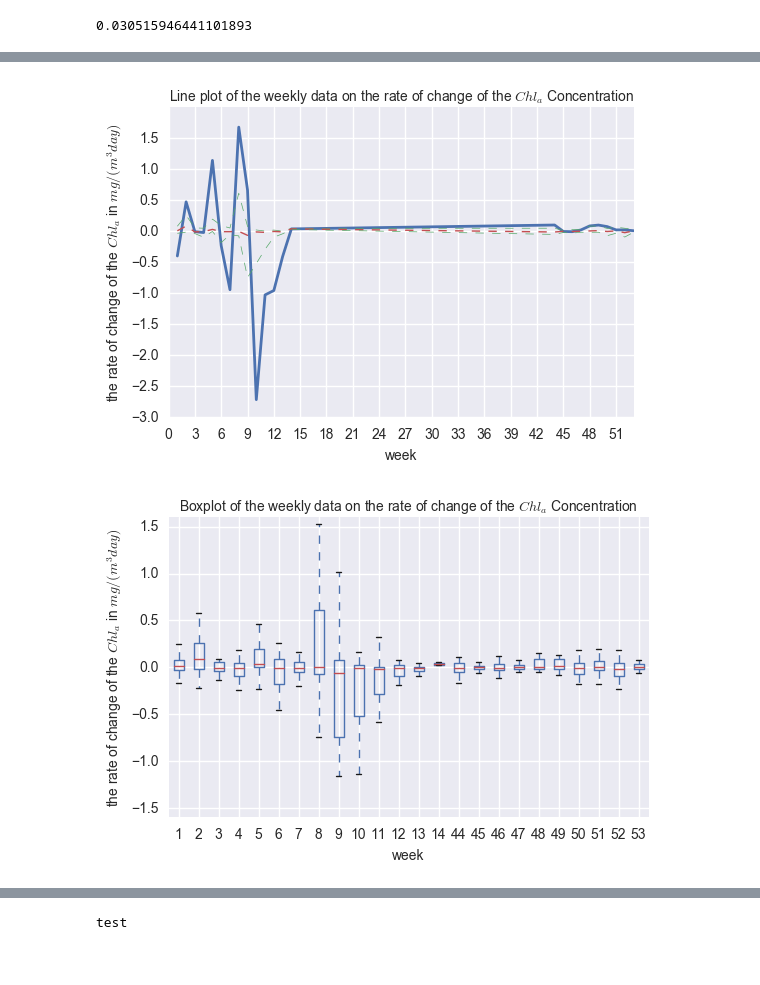
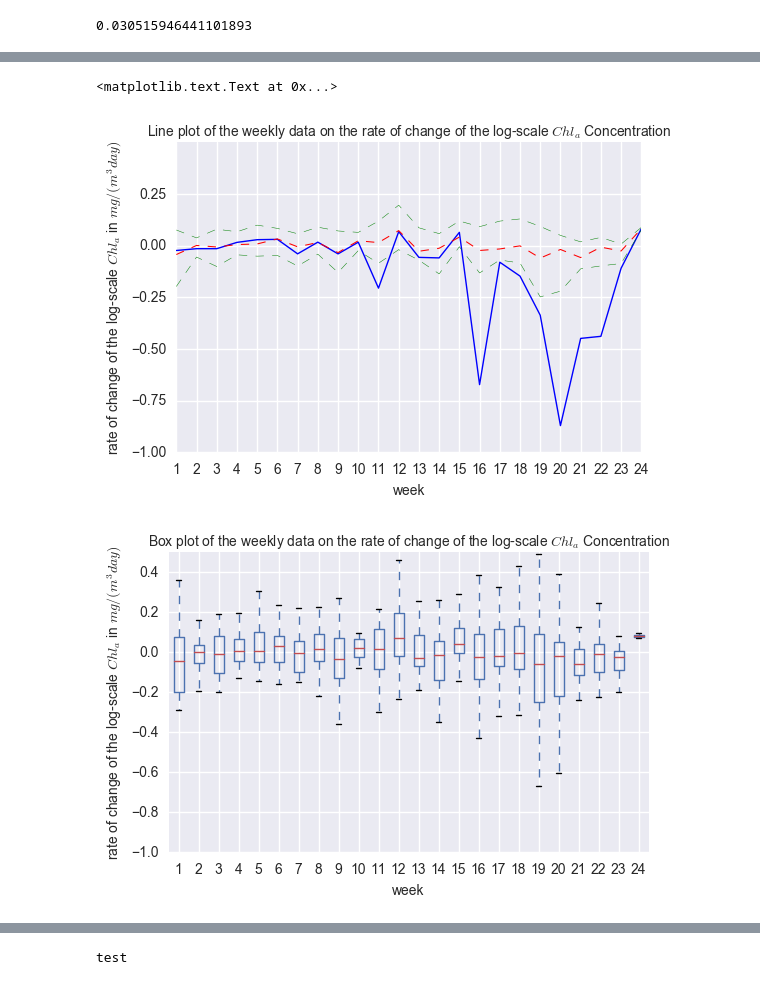
Before and after one commit to vyan2000/ocml-public, a Jupyter notebook: roc_to_rocLogE_New.ipynb, the cells around one changed output, grey strips where cells are left out. Cells and saved outputs as stored; diff of their text form; code cells hidden in the pictures.

```diff
--- a/roc_to_rocLogE_New.ipynb
+++ b/roc_to_rocLogE_New.ipynb
@@ -29,13 +29,21 @@ import datetime
 # see readme file for the file convetion in the experiments,
 # for instance "3" indicates distance is addd to the dataset
 
+
+plt.close('all')
+plt.cla()  # axis
+plt.clf()  # figure
+plt.show()
+
+
+
 # freqency
 freq = 2
 suf = 'D'
 in_filename = 'df_chl_out_'+str(freq)+ suf +'_modisa_3.csv'
 out_filename = 'df_chl_out_'+str(freq)+ suf +'_modisa_4.csv'
 folder = './data_collector_modisa_chla9km/'
-direc = folder + filename
+direc = folder + in_filename
 direc
 
 print('in_filename and path:', direc)
@@ -213,52 +281,32 @@ Nov-01-01 is week 13
 # %%
-##### weekly plot on the Lagrangian rate of change of the chl-a
-#sns.set(style="white")
-#sns.set(color_codes=True)
-
-###
-# Approach 1 depreciated
-#grouped = df_timed.chl_rate.groupby(df_timed.index.week)
-#grouped.plot.box()
-
-###
-# Approach 2
-# prepare data
-df_timed = df_chl_out_3.set_index('time')
-df_timed['week'] = df_timed.index.week
-
-mask_NovMar = (df_timed.week<=14) | (df_timed.week >=44)
-df_timed_NovMar = df_timed[mask_NovMar]
-
-df_timed_NovMar.head()
-
-#
-
-axes1=df_timed_NovMar.chl_rate.groupby(df_timed_NovMar.index.week).mean().plot(linestyle="-",color='b', linewidth=2)
-df_timed_NovMar.chl_rate.groupby(df_timed_NovMar.index.week).quantile(.75).plot(linestyle="--",color='g', linewidth=0.5)
-df_timed_NovMar.chl_rate.groupby(df_timed_NovMar.index.week).quantile(.50).plot(linestyle="--",color='r', linewidth=1)
-df_timed_NovMar.chl_rate.groupby(df_timed_NovMar.index.week).quantile(.25).plot(linestyle="--",color='g', linewidth=0.5)
-axes1.set_ylim(-3,2)
-axes1.set_title("Line plot of the weekly data on the rate of change of the $Chl_a$ Concentration",  fontsize=10)
+# weekly plot on the Lagrangian rate of change of the log-scale chl-a
+# This is the rate of change on the exponential scale
+axes1=df_timed_NovMar.groupby(['week_rotate'])['chlor_a_logE_rate'].mean().plot(linestyle="-",color='b', linewidth=1)
+df_timed_NovMar.groupby(['week_rotate'])['chlor_a_logE_rate'].quantile(.75).plot(linestyle="--",color='g', linewidth=0.35)
+df_timed_NovMar.groupby(['week_rotate'])['chlor_a_logE_rate'].quantile(.50).plot(linestyle="--",color='r', linewidth=0.75)
+df_timed_NovMar.groupby(['week_rotate'])['chlor_a_logE_rate'].quantile(.25).plot(linestyle="--",color='g', linewidth=0.35)
+axes1.set_ylim(-1,0.5)
+axes1.set_title("Line plot of the weekly data on the rate of change of the log-scale $Chl_a$ Concentration",  fontsize=10)
 plt.xlabel('week', fontsize=10)
-plt.ylabel('the rate of change of the $Chl_a$ in $mg/(m^3 day)$', fontsize=10)
-plt.yticks(np.arange(-3, 2, 0.5))
-plt.xticks(np.arange(0, 53, 3))
-plt.show()
+plt.ylabel('rate of change of the log-scale $Chl_a$ in $mg/(m^3 day)$', fontsize=10)
+plt.yticks(np.arange(-1, 0.5, 0.25))
+plt.xticks(np.arange(1, 25, 1))
+#plt.show()
 
 
 # http://pandas.pydata.org/pandas-docs/version/0.19.1/visualization.html
 #http://blog.bharatbhole.com/creating-boxplots-with-matplotlib/
-axes2 = df_timed_NovMar.boxplot(column='chl_rate', by='week')
+axes2 = df_timed_NovMar.boxplot(column='chlor_a_logE_rate', by='week_rotate')
 plt.suptitle("") # equivalent
-axes2.set_ylim(-1.6,1.6)
-axes2.set_title("Boxplot of the weekly data on the rate of change of the $Chl_a$ Concentration",  fontsize=10)
+axes2.set_ylim(-1,0.5)
+axes2.set_title("Box plot of the weekly data on the rate of change of the log-scale $Chl_a$ Concentration",  fontsize=10)
 plt.xlabel('week', fontsize=10)
-plt.ylabel('the rate of change of the $Chl_a$ in $mg/(m^3 day)$', fontsize=10)
-plt.show()
+plt.ylabel('rate of change of the log-scale $Chl_a$ in $mg/(m^3 day)$', fontsize=10)
+#plt.show()
 
-# feel on the regular scale it is easier to interpretate, since the rate of change is slower
 
-#matplotlib.pyplot.close("all")
+#plt.close('all')
 # %% [output]
+<matplotlib.text.Text at 0x...>
-[figure, old version]
+[figure, new version]
-[figure, old version]
+[figure, new version]
```
Also changed, not shown: parts of 6 cells of this notebook.
